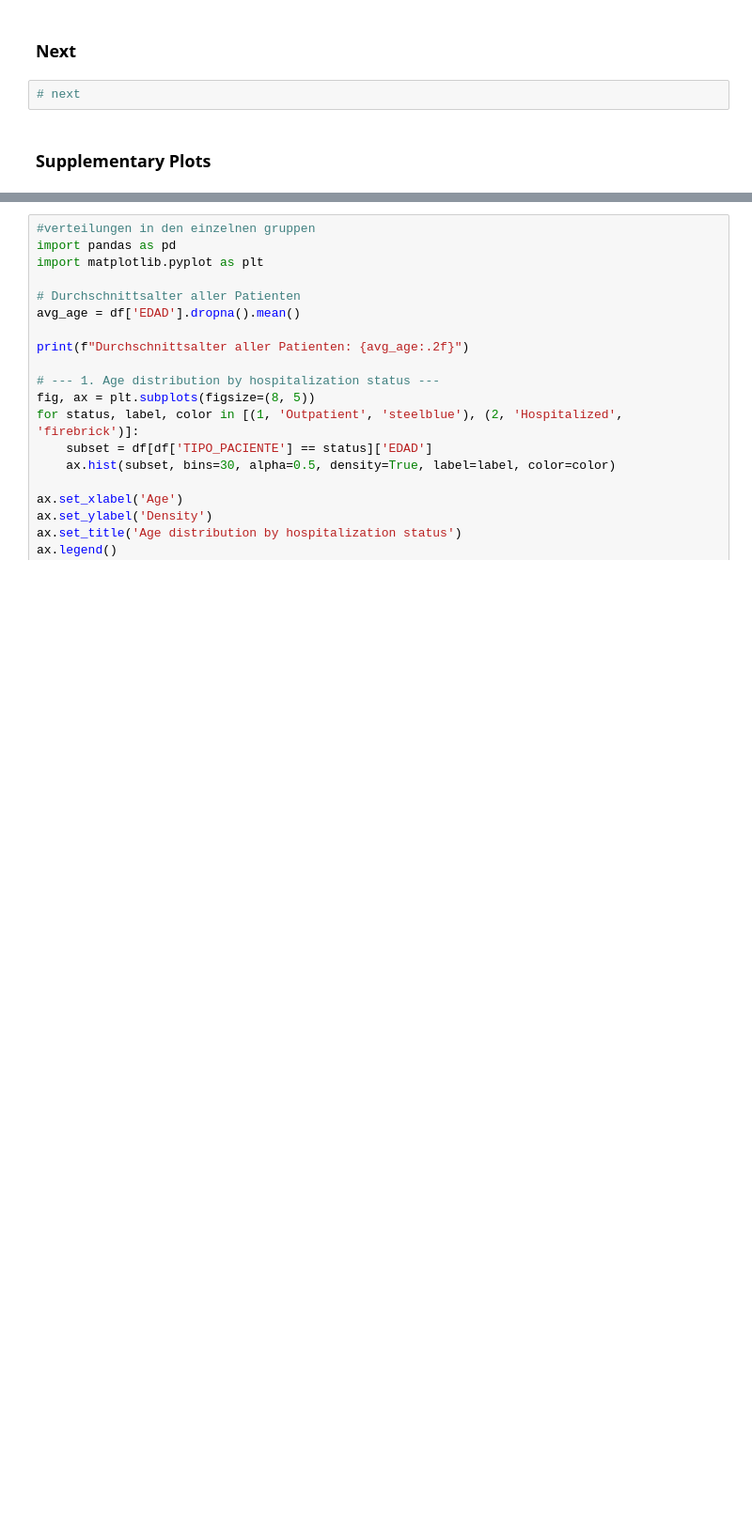
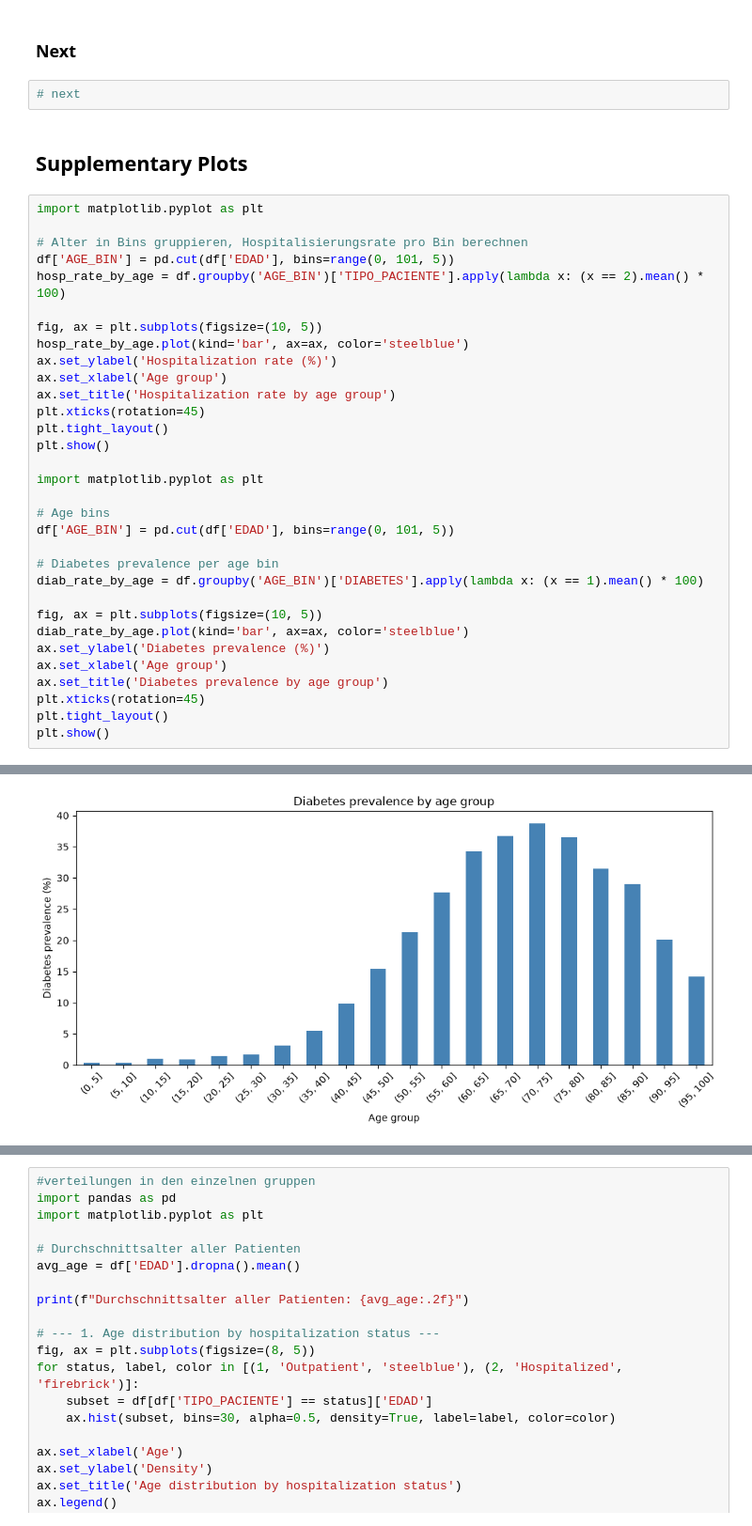
Before and after one commit to mateo-creates/machine-learning-project, a Jupyter notebook: project_notebook.ipynb, the cells around one changed output, grey strips where cells are left out. Shown at 94% size. Drawn from its saved outputs; the diff is of its cells as text; blank space fills up the shorter version.

```diff
--- a/project_notebook.ipynb
+++ b/project_notebook.ipynb
@@ -925,4 +1043,37 @@ ROC-AUC without RESULTADO: 0.709
 # %%
 # next
 # %% [markdown]
-### **Supplementary Plots**
+## **Supplementary Plots**
+# %%
+import matplotlib.pyplot as plt
+
+# Alter in Bins gruppieren, Hospitalisierungsrate pro Bin berechnen
+df['AGE_BIN'] = pd.cut(df['EDAD'], bins=range(0, 101, 5))
+hosp_rate_by_age = df.groupby('AGE_BIN')['TIPO_PACIENTE'].apply(lambda x: (x == 2).mean() * 100)
+
+fig, ax = plt.subplots(figsize=(10, 5))
+hosp_rate_by_age.plot(kind='bar', ax=ax, color='steelblue')
+ax.set_ylabel('Hospitalization rate (%)')
+ax.set_xlabel('Age group')
+ax.set_title('Hospitalization rate by age group')
+plt.xticks(rotation=45)
+plt.tight_layout()
+plt.show()
+
+import matplotlib.pyplot as plt
+
+# Age bins
+df['AGE_BIN'] = pd.cut(df['EDAD'], bins=range(0, 101, 5))
+
+# Diabetes prevalence per age bin
+diab_rate_by_age = df.groupby('AGE_BIN')['DIABETES'].apply(lambda x: (x == 1).mean() * 100)
+
+fig, ax = plt.subplots(figsize=(10, 5))
+diab_rate_by_age.plot(kind='bar', ax=ax, color='steelblue')
+ax.set_ylabel('Diabetes prevalence (%)')
+ax.set_xlabel('Age group')
+ax.set_title('Diabetes prevalence by age group')
+plt.xticks(rotation=45)
+plt.tight_layout()
+plt.show()
+# %% [output]
@@ -928,0 +1081 @@ ROC-AUC without RESULTADO: 0.709
+[figure, added]
```
Also changed, not shown: parts of 24 cells of this notebook.
